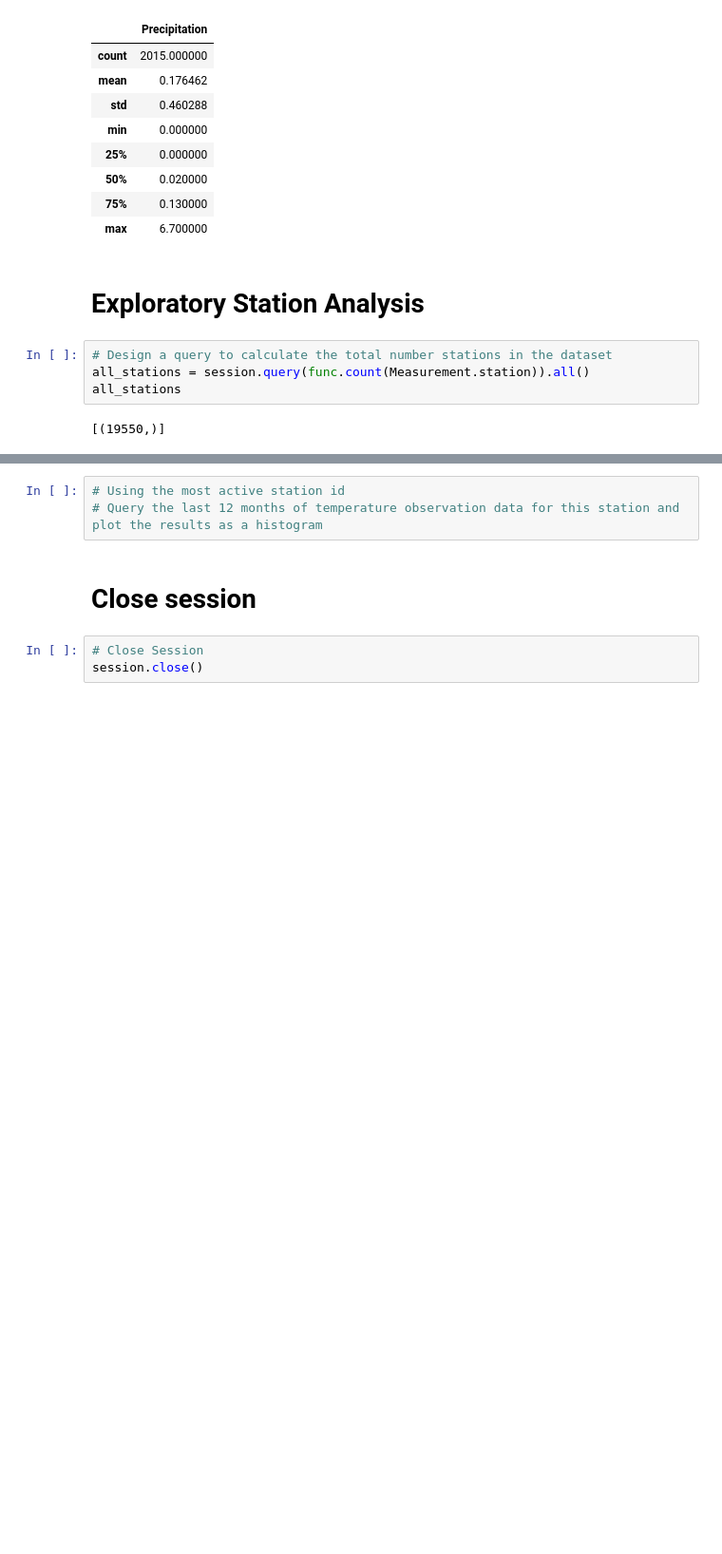
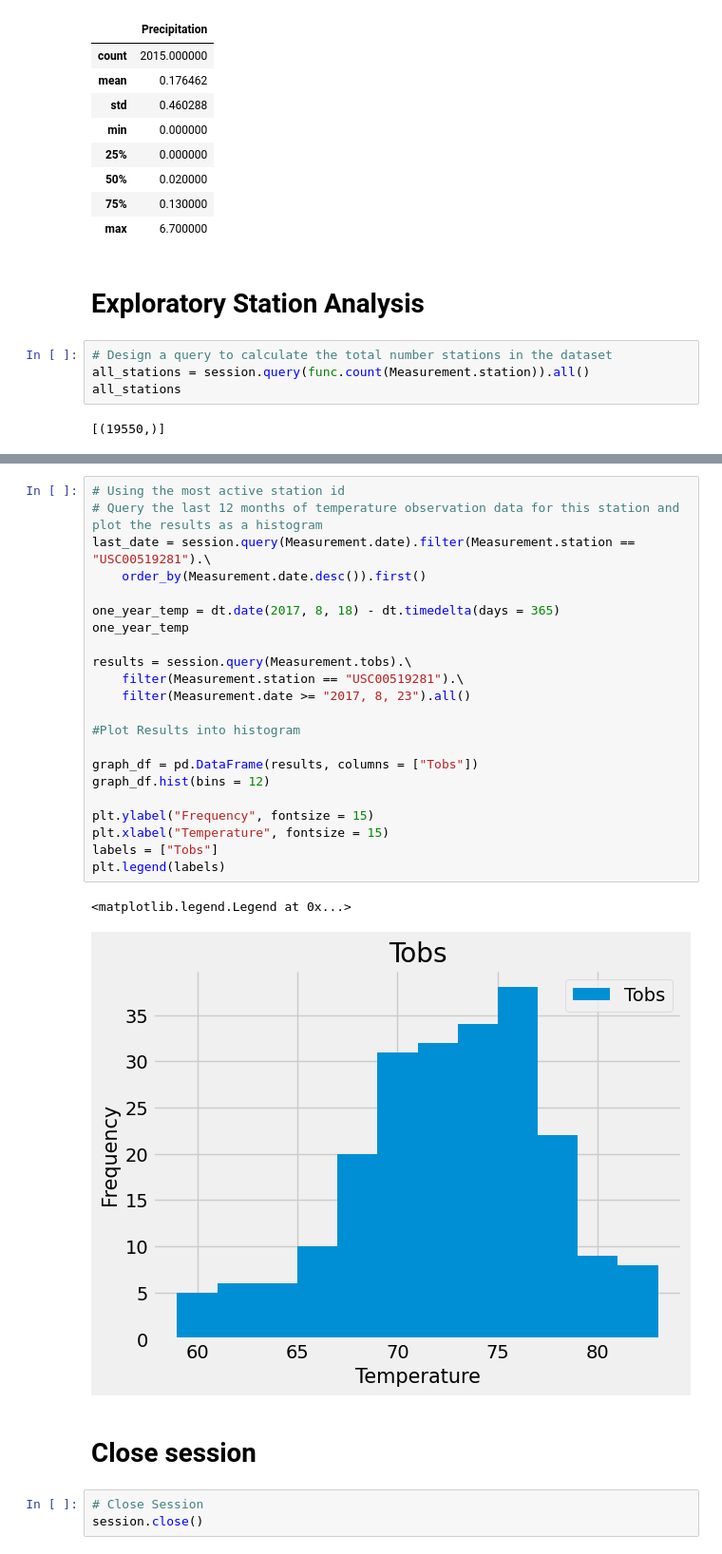
Before and after one commit to spmims/sqlalchemy-challenge, a Jupyter notebook: SurfsUp/climate_starter.ipynb, the cells around one changed output, grey strips where cells are left out. Shown: that part at 95% size. Cells and saved outputs as stored; diff of their text form; blank space fills up the shorter version.

```diff
--- a/SurfsUp/climate_starter.ipynb
+++ b/SurfsUp/climate_starter.ipynb
@@ -99,6 +120,28 @@ all_stations
-# %%
-# Using the most active station id
-# Query the last 12 months of temperature observation data for this station and plot the results as a histogram
+# %%
+# Using the most active station id
+# Query the last 12 months of temperature observation data for this station and plot the results as a histogram
+last_date = session.query(Measurement.date).filter(Measurement.station == "USC00519281").\
+    order_by(Measurement.date.desc()).first()
+
+one_year_temp = dt.date(2017, 8, 18) - dt.timedelta(days = 365)
+one_year_temp
+
+results = session.query(Measurement.tobs).\
+    filter(Measurement.station == "USC00519281").\
+    filter(Measurement.date >= "2017, 8, 23").all()
+
+#Plot Results into histogram
+
+graph_df = pd.DataFrame(results, columns = ["Tobs"])
+graph_df.hist(bins = 12)
+
+plt.ylabel("Frequency", fontsize = 15)
+plt.xlabel("Temperature", fontsize = 15)
+labels = ["Tobs"]
+plt.legend(labels)
+# %% [output]
+<matplotlib.legend.Legend at 0x...>
+[figure, added]
 # %% [markdown]
 # Close session
 # %%
```
Also changed, not shown: parts of 2 cells of this notebook.
